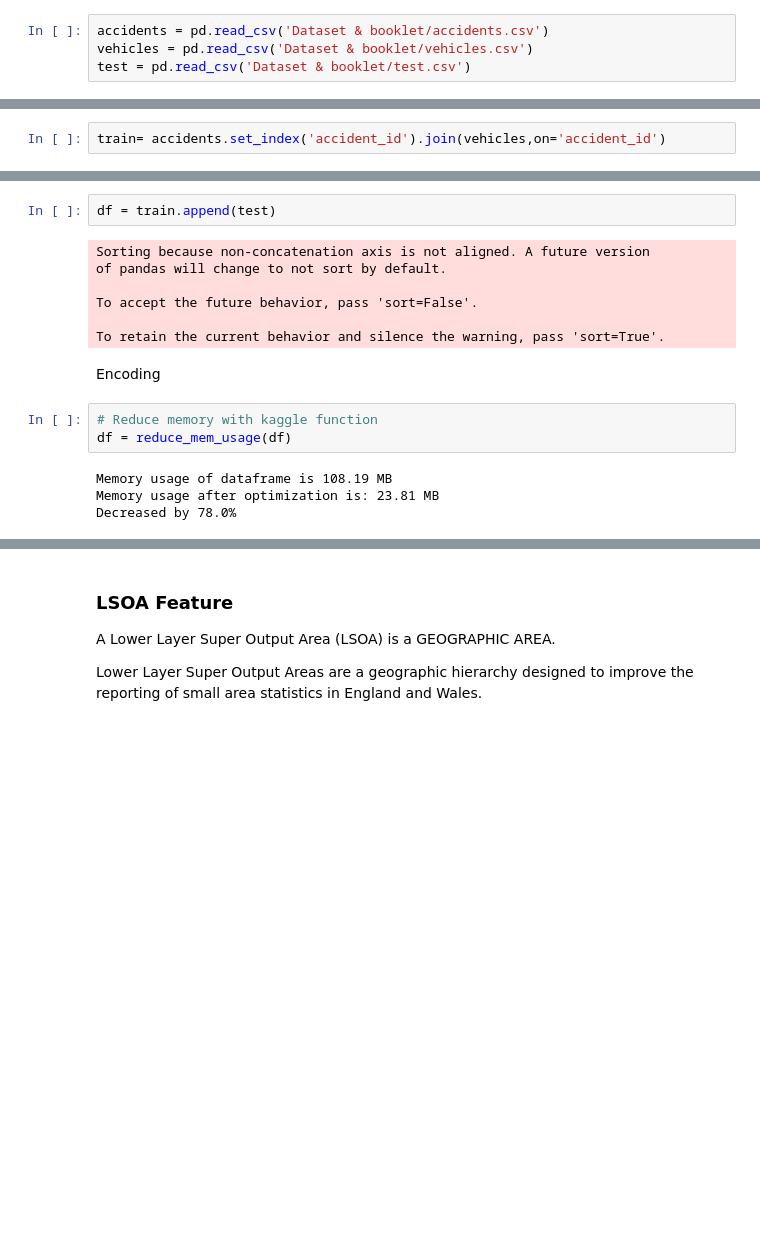
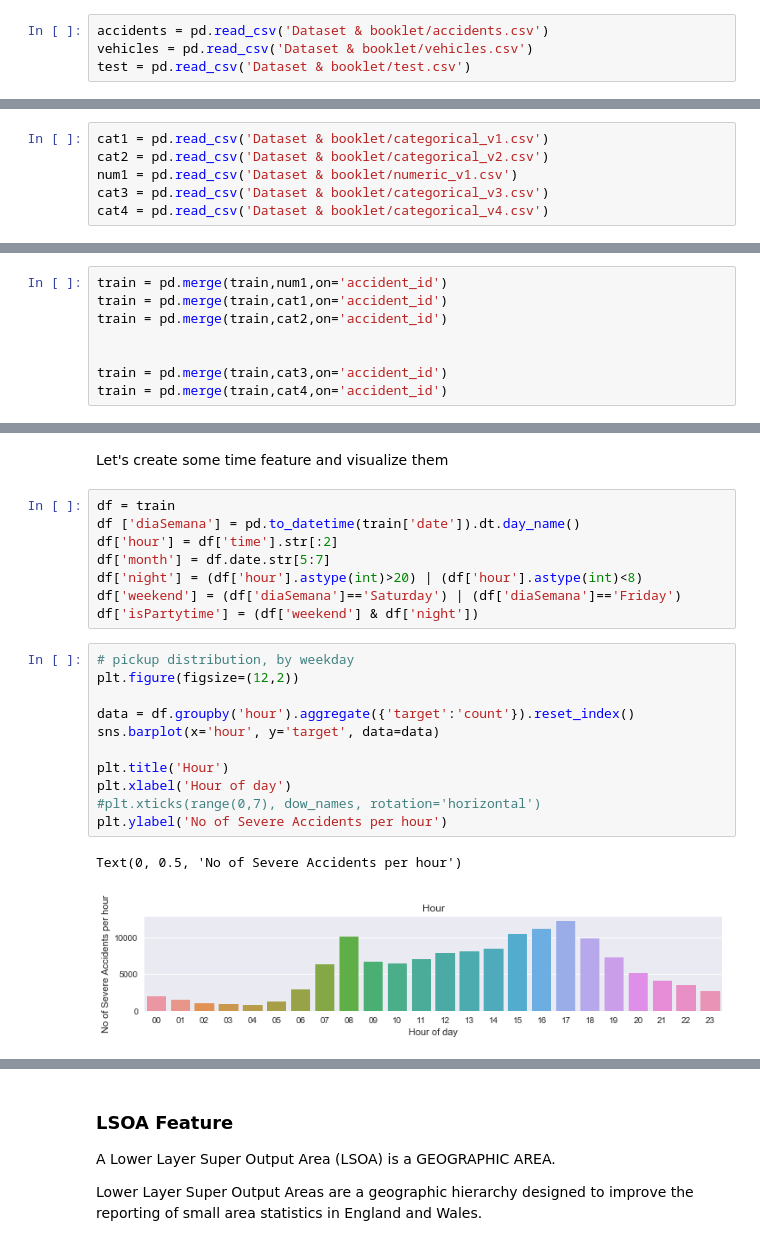
Before and after one commit to FaradayDetu/HackUPC2019, a Jupyter notebook: mckinsey/EDA.ipynb, the cells around one changed output, grey strips where cells are left out. Saved outputs shown, nothing was run; the diff lists cells and outputs as text; blank space fills up the shorter version.

```diff
--- a/mckinsey/EDA.ipynb
+++ b/mckinsey/EDA.ipynb
@@ -62,0 +52,6 @@ profile.to_file('test.html')
+# %%
+cat1 = pd.read_csv('Dataset & booklet/categorical_v1.csv')
+cat2 = pd.read_csv('Dataset & booklet/categorical_v2.csv')
+num1 = pd.read_csv('Dataset & booklet/numeric_v1.csv')
+cat3 = pd.read_csv('Dataset & booklet/categorical_v3.csv')
+cat4 = pd.read_csv('Dataset & booklet/categorical_v4.csv')
@@ -62,0 +60,8 @@ profile.to_file('test.html')
+# %%
+train = pd.merge(train,num1,on='accident_id')
+train = pd.merge(train,cat1,on='accident_id')
+train = pd.merge(train,cat2,on='accident_id')
+
+
+train = pd.merge(train,cat3,on='accident_id')
+train = pd.merge(train,cat4,on='accident_id')
@@ -85,2 +86,0 @@ NO SE QUE SIGNIFICA ESTO
-# %%
-train= accidents.set_index('accident_id').join(vehicles,on='accident_id')
@@ -92,18 +87,24 @@ test['train']  = 0
-# %%
-df = train.append(test)
-# %% [output]
-Sorting because non-concatenation axis is not aligned. A future version
-of pandas will change to not sort by default.
-
-To accept the future behavior, pass 'sort=False'.
-
-To retain the current behavior and silence the warning, pass 'sort=True'.
-# %% [markdown]
-Encoding
-# %%
-# Reduce memory with kaggle function
-df = reduce_mem_usage(df)
-# %% [output]
-Memory usage of dataframe is 108.19 MB
-Memory usage after optimization is: 23.81 MB
-Decreased by 78.0%
+# %% [markdown]
+ Let's create some time feature and visualize them
+# %%
+df = train
+df ['diaSemana'] = pd.to_datetime(train['date']).dt.day_name()
+df['hour'] = df['time'].str[:2]
+df['month'] = df.date.str[5:7]
+df['night'] = (df['hour'].astype(int)>20) | (df['hour'].astype(int)<8)
+df['weekend'] = (df['diaSemana']=='Saturday') | (df['diaSemana']=='Friday')
+df['isPartytime'] = (df['weekend'] & df['night'])
+# %%
+# pickup distribution, by weekday
+plt.figure(figsize=(12,2))
+
+data = df.groupby('hour').aggregate({'target':'count'}).reset_index()
+sns.barplot(x='hour', y='target', data=data)
+
+plt.title('Hour')
+plt.xlabel('Hour of day')
+#plt.xticks(range(0,7), dow_names, rotation='horizontal')
+plt.ylabel('No of Severe Accidents per hour')
+# %% [output]
+Text(0, 0.5, 'No of Severe Accidents per hour')
+[figure, added]
```
Also changed, not shown: parts of 46 cells of this notebook, 1 other file.
